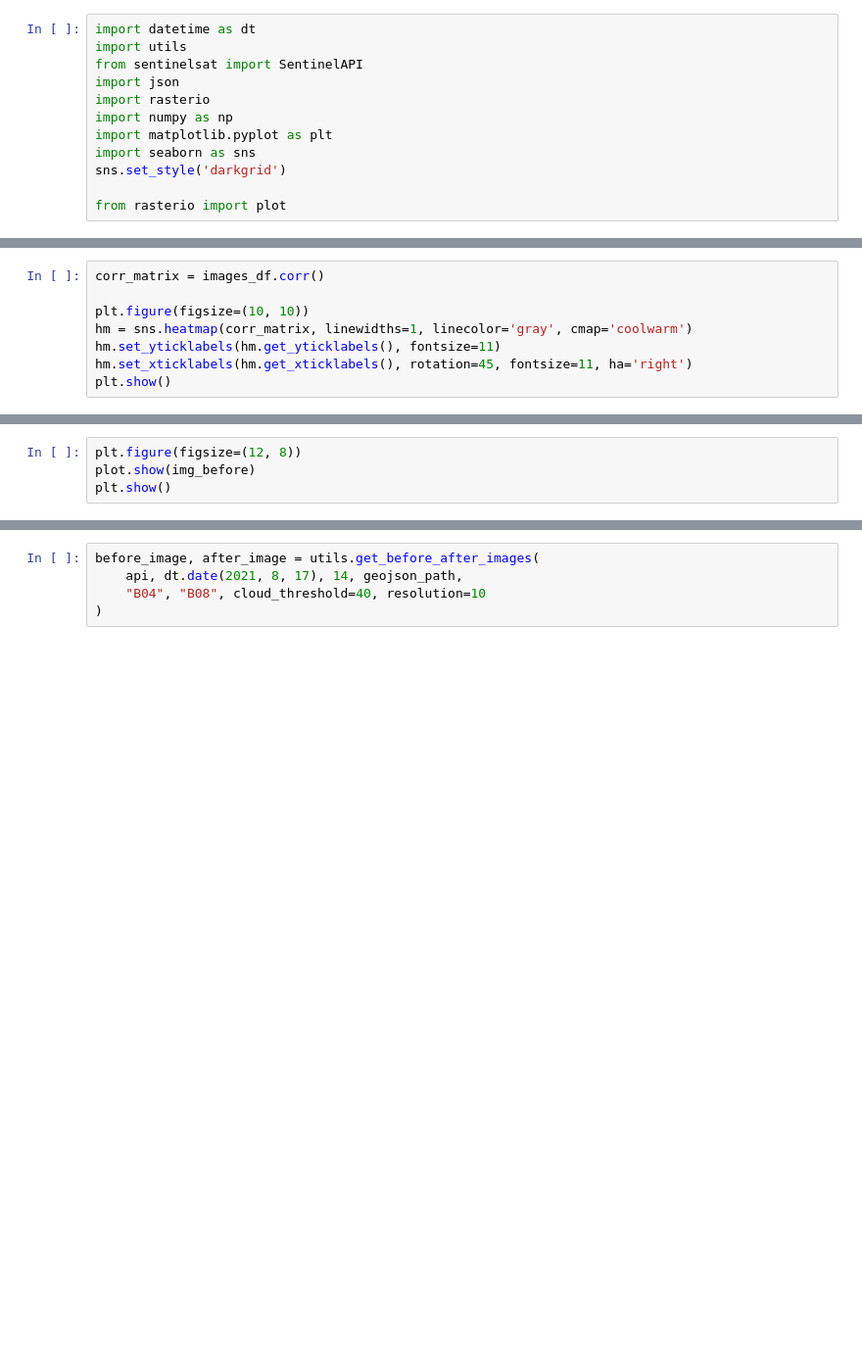
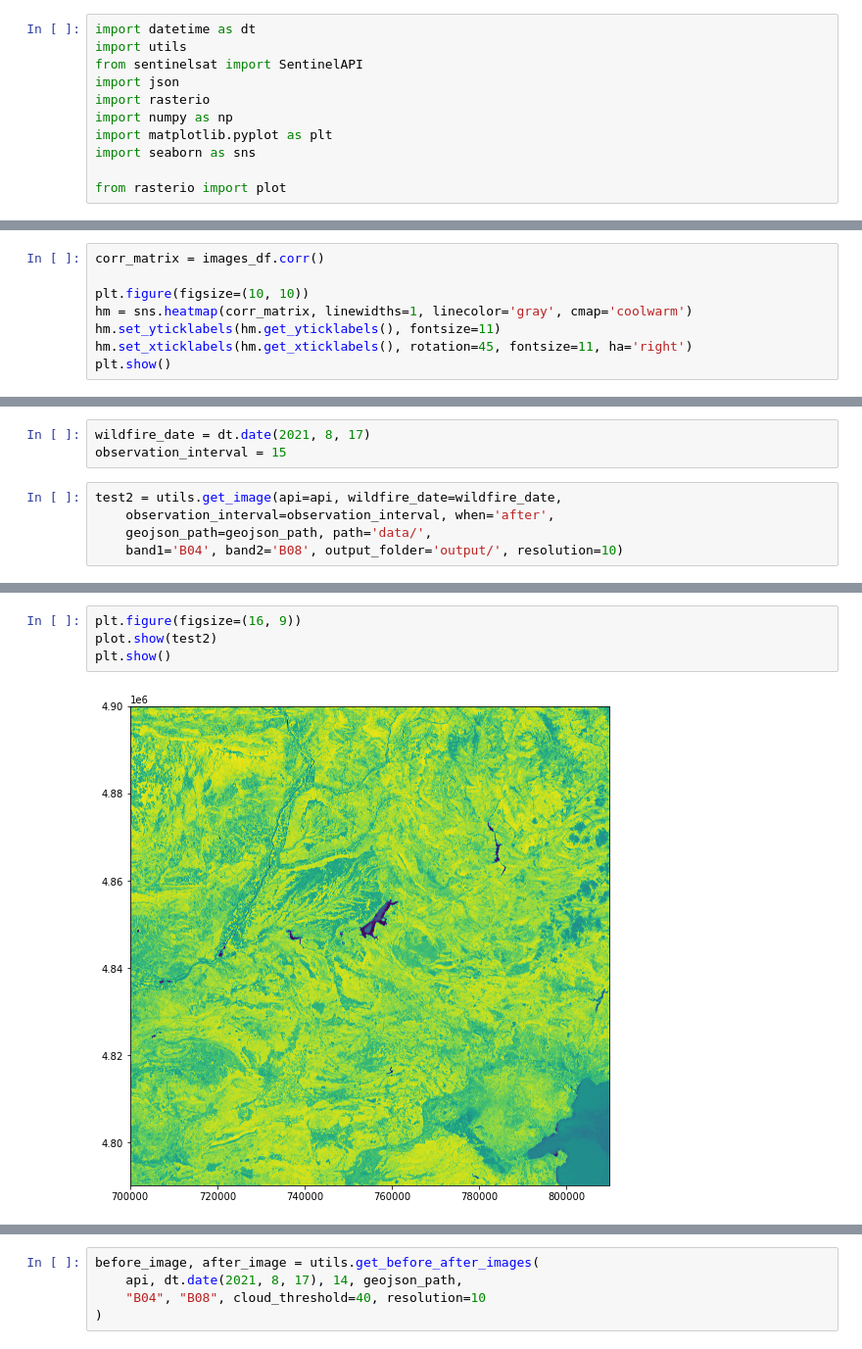
Before and after one commit to jayalabanda/projet-CNES, a Jupyter notebook: var_fire.ipynb, the cells around one changed output, grey strips where cells are left out. Shown at 98% size. Cells and saved outputs as stored; diff of their text form; blank space fills up the shorter version.

Commit message:
bugfixes and testing of utils in var_fire

```diff
--- a/var_fire.ipynb
+++ b/var_fire.ipynb
@@ -7,7 +7,6 @@ import rasterio
 import numpy as np
 import matplotlib.pyplot as plt
 import seaborn as sns
-sns.set_style('darkgrid')
 
 from rasterio import plot
 # %%
@@ -75,0 +80,8 @@ plt.show()
+# %%
+wildfire_date = dt.date(2021, 8, 17)
+observation_interval = 15
+# %%
+test2 = utils.get_image(api=api, wildfire_date=wildfire_date,
+    observation_interval=observation_interval, when='after',
+    geojson_path=geojson_path, path='data/',
+    band1='B04', band2='B08', output_folder='output/', resolution=10)
@@ -76,4 +107,6 @@ plt.show()
 # %%
-plt.figure(figsize=(12, 8))
-plot.show(img_before)
+plt.figure(figsize=(16, 9))
+plot.show(test2)
 plt.show()
+# %% [output]
+[figure, added]
```
Also changed, not shown: parts of 16 cells of this notebook, 2 other files.
